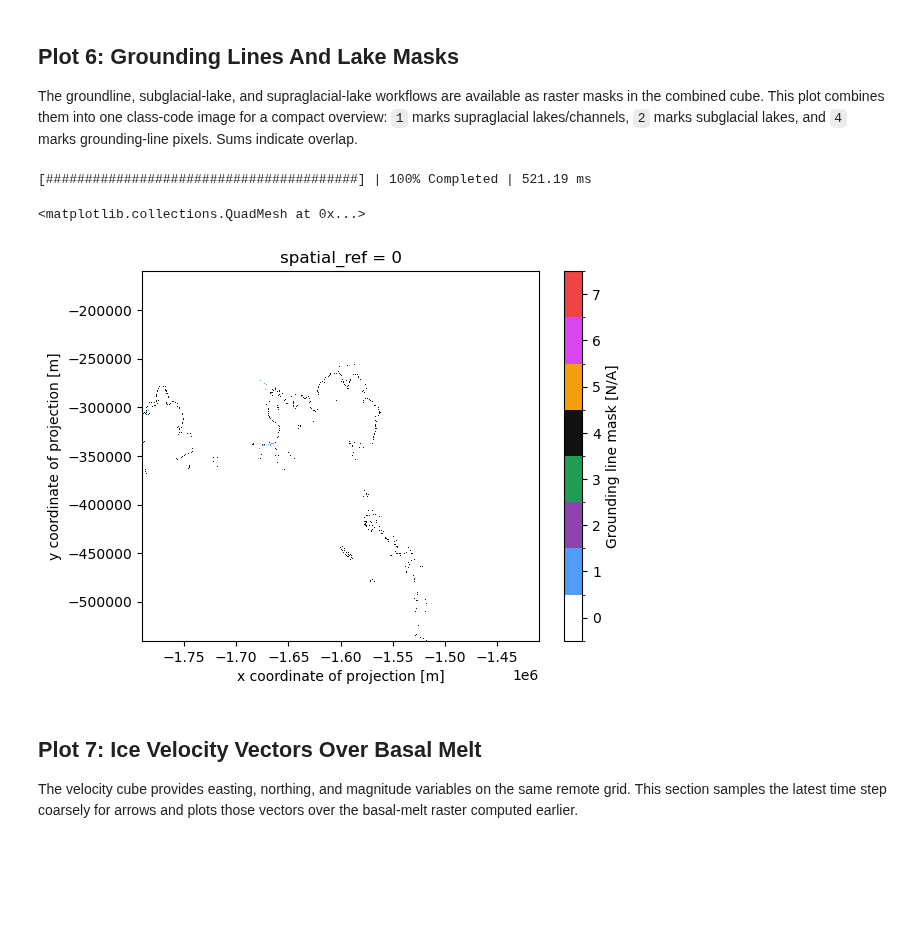
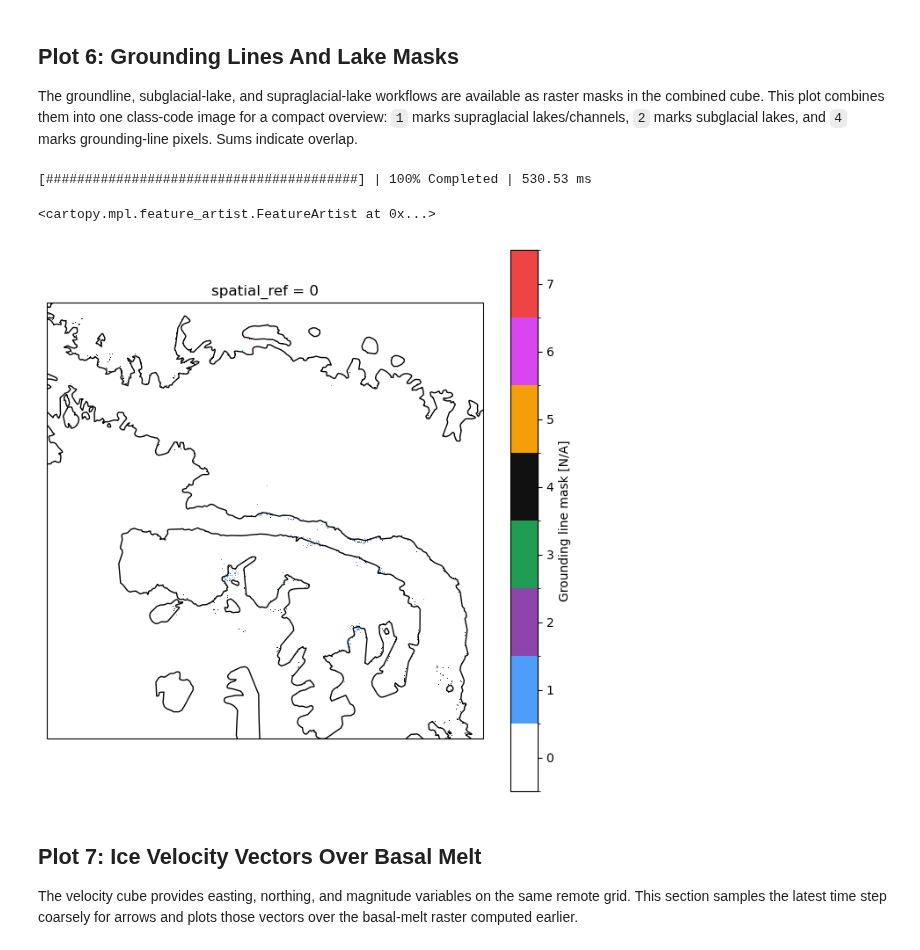
Before and after one commit to ESA-EarthCODE/polar_hackathon, a Jupyter notebook: 2_Datacube/1_remote_cube_access.ipynb, the cells around one changed output. Saved outputs shown, nothing was run; the diff lists cells and outputs as text; code cells hidden in the pictures; blank space fills up the shorter version.

```diff
--- a/2_Datacube/1_remote_cube_access.ipynb
+++ b/2_Datacube/1_remote_cube_access.ipynb
@@ -17,11 +17,21 @@ import xarray as xr
 from dask.array.core import PerformanceWarning
 from dask.diagnostics import ProgressBar
 from matplotlib.colors import BoundaryNorm, ListedColormap
+from matplotlib.patches import Rectangle
+
+import matplotlib.pyplot as plt
+import cartopy.crs as ccrs
+
 warnings.filterwarnings("ignore", message="In a future version of xarray the default value for join.*", category=FutureWarning)
 warnings.filterwarnings("ignore", message="Increasing number of chunks.*", category=PerformanceWarning)
 
 # Approximate EPSG:3031 location for the Amundsen Sea sector / Thwaites-Pine Island area.
-ROI_CENTER_XY_M = (-1_600_000.0, -350_000.0)
-ROI_HALF_WIDTH_CELLS = 1900
+ROI_CENTER_XY_M = (-2_000_000.0, 800_000.0)
+ROI_HALF_WIDTH_CELLS = 3000
 VELOCITY_VECTOR_STRIDE = 90
 TEMPERATURE_DEPTH_TARGET_M = 1000
+
+antarctic_crs = antarctic_crs = ccrs.SouthPolarStereo(
+    central_longitude=0,
+    true_scale_latitude=-71,
+)
@@ -204,21 +234,25 @@ subglacial lakes, and `4` marks grounding-line pixels. Sums indicate overlap.
 # %%
 mask_code = (
     (small["supra_glacial_lakes_mask"] > 0).astype("uint8")
     + 2 * (small["subglacial_lakes_mask"] > 0).astype("uint8")
     + 4 * (small["groundlines_mask"] > 0).astype("uint8")
 )
 
 with ProgressBar():
     mask_code = mask_code.compute()
 
 mask_cmap = ListedColormap(["white", "#4f9cf9", "#8e44ad", "#1f9d55", "#111111", "#f59e0b", "#d946ef", "#ef4444"])
 mask_norm = BoundaryNorm(np.arange(-0.5, 8.5), mask_cmap.N)
 
-mask_code.plot(cmap=mask_cmap, norm=mask_norm, cbar_kwargs={"ticks": range(8)})
+# mask_code.plot(cmap=mask_cmap, norm=mask_norm, cbar_kwargs={"ticks": range(8)})
+
+fig, ax = plt.subplots(figsize=(8, 8), subplot_kw={"projection": antarctic_crs})
+mask_code.plot(ax=ax, cmap=mask_cmap, norm=mask_norm, cbar_kwargs={"ticks": range(8)}, transform=antarctic_crs)
+ax.coastlines()
 # %% [output]
-[########################################] | 100% Completed | 521.19 ms
+[########################################] | 100% Completed | 530.53 ms
-<matplotlib.collections.QuadMesh at 0x...>
+<cartopy.mpl.feature_artist.FeatureArtist at 0x...>
-[figure, old version]
+[figure, new version]
 # %% [markdown]
 ## Plot 7: Ice Velocity Vectors Over Basal Melt
 
```
Also changed, not shown: parts of 9 cells of this notebook, 1 other file.
